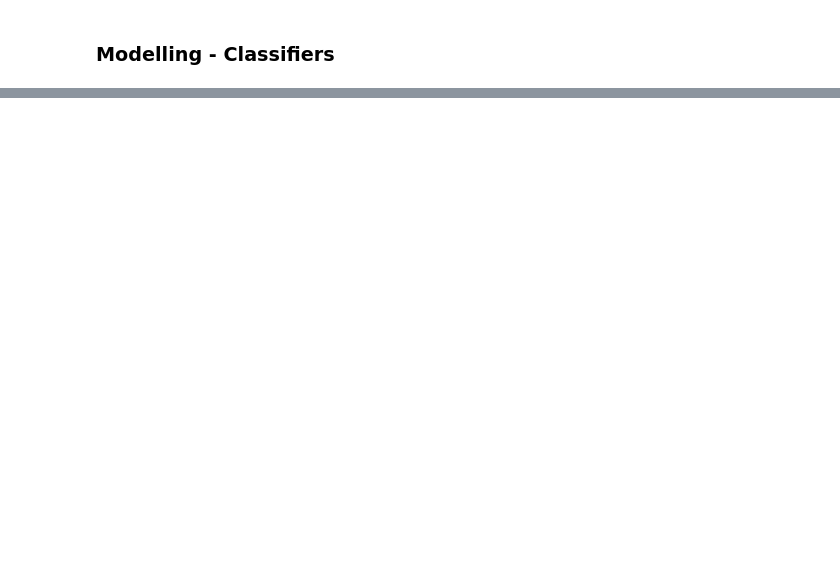
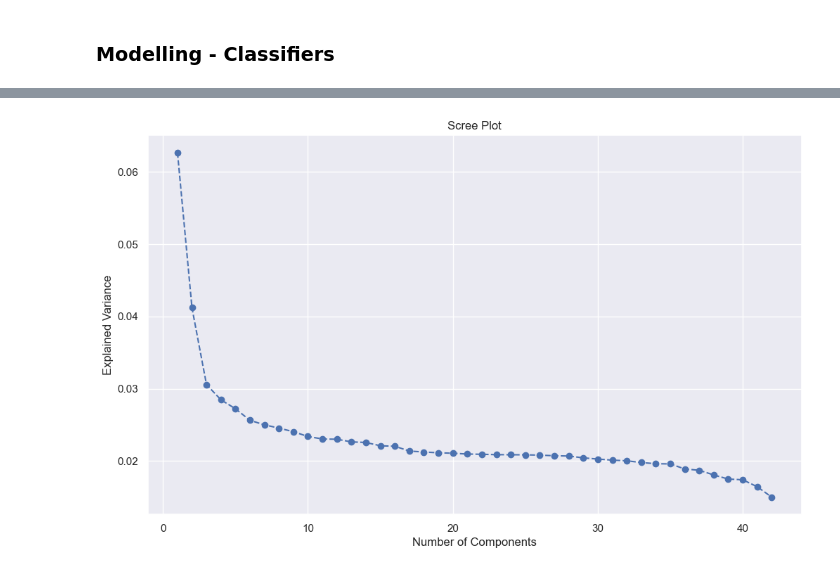
Before and after one commit to kakashek/mobile-app-monetization-prediction, a Jupyter notebook: main.ipynb, the cells around one changed output, grey strips where cells are left out. Cells and saved outputs as stored; diff of their text form; code cells hidden in the pictures; blank space fills up the shorter version.

```diff
--- a/main.ipynb
+++ b/main.ipynb
@@ -1631,0 +1797,4 @@ As the cross validation score implies a similar score with the accuracy, it show
+# %%
+# Separate two datasets: one for tree-based models and one for lienar models
+tree_games_df = games_df.copy()
+linear_games_df = games_df.copy()
@@ -1631,0 +1807,34 @@ As the cross validation score implies a similar score with the accuracy, it show
+# %%
+# Apply one hot encoding for PrimaryGenre
+one_hot_genre = pd.get_dummies(linear_games_df['PrimaryGenre'], prefix='PrimaryGenre')
+
+# Drop original PrimaryGenre and concatenate encoded version
+linear_games_df = linear_games_df.drop(columns=['PrimaryGenre'])
+linear_games_df = pd.concat([linear_games_df, one_hot_genre], axis=1)
+# %%
+
+# Select only numeric columns for scaling and PCA
+X = linear_games_df.drop(columns=['IAPClass'])
+X = X.select_dtypes(include=['float64', 'int64'])
+
+# Standardize the features
+scaler = StandardScaler()
+X_scaled = scaler.fit_transform(X)
+
+# Apply PCA
+pca = PCA(n_components=0.95)
+X_pca = pca.fit_transform(X_scaled)
+
+pca_df = pd.DataFrame(X_pca, columns=[f'PC{i+1}' for i in range(X_pca.shape[1])])
+
+# See how much variance each component explains
+explained_variance = pca.explained_variance_ratio_
+
+# Plot the scree plot
+plt.plot(range(1, len(explained_variance) + 1), explained_variance, marker='o', linestyle='--')
+plt.xlabel('Number of Components')
+plt.ylabel('Explained Variance')
+plt.title('Scree Plot')
+plt.show()
+# %% [output]
+[figure, added]
```
Also changed, not shown: parts of 71 cells of this notebook.
